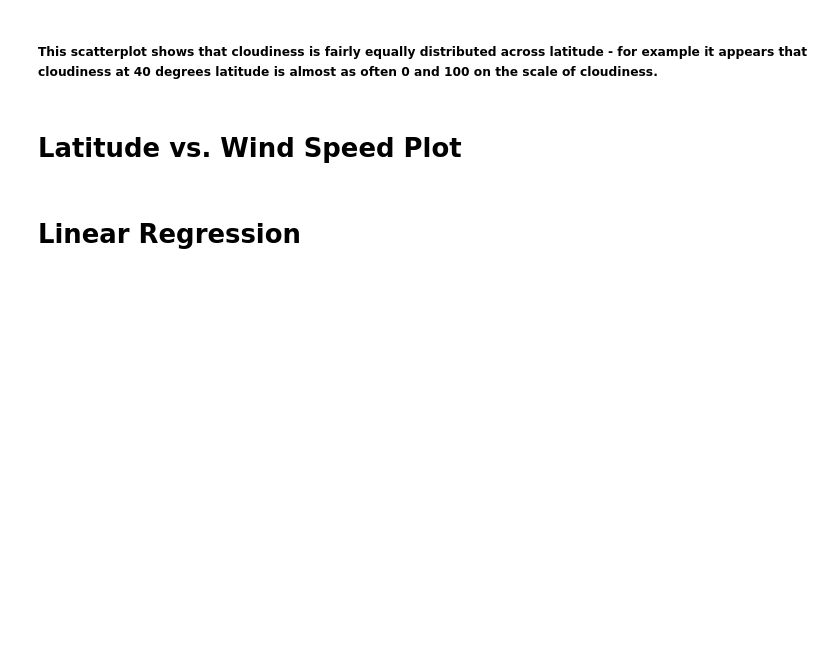
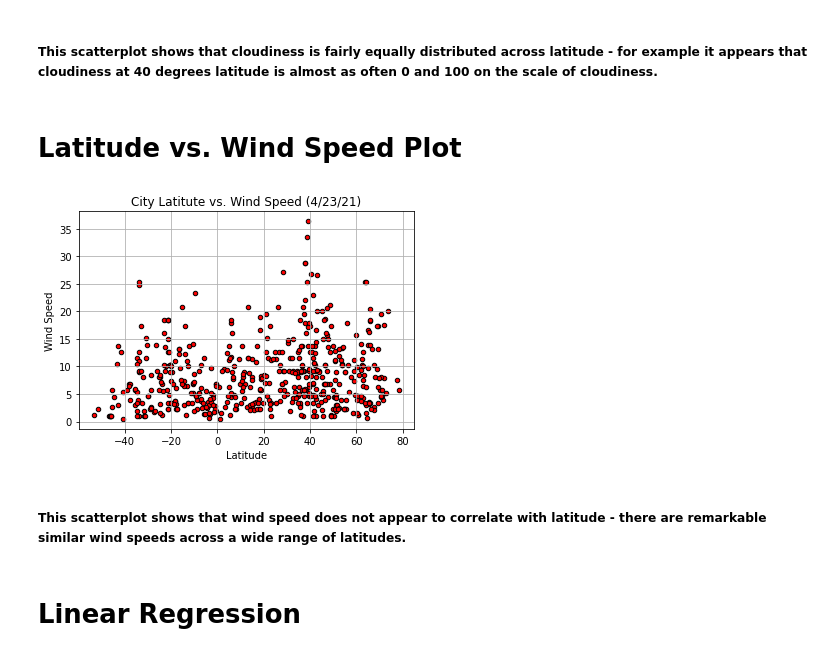
Before and after one commit to MarcLeslie/python-api-challenge, a Jupyter notebook: WeatherPy/WeatherPy.ipynb, the cells around one changed output. Drawn from its saved outputs; the diff is of its cells as text; code cells hidden in the pictures; blank space fills up the shorter version.

```diff
--- a/WeatherPy/WeatherPy.ipynb
+++ b/WeatherPy/WeatherPy.ipynb
@@ -222,2 +221,14 @@ plt.show()
+# %%
+all_df.plot(kind = "scatter", x = "Lat", y = "Wind Speed", marker="o", c="red", edgecolors="black")
+plt.title("City Latitute vs. Wind Speed (4/23/21)")
+plt.xlabel("Latitude")
+plt.ylabel("Wind Speed")
+plt.grid()
+plt.savefig("../output_data/city_lat_windspeed.png")
+plt.show()
+# %% [output]
+[figure, added]
+# %% [markdown]
+##### This scatterplot shows that wind speed does not appear to correlate with latitude - there are remarkable similar wind speeds across a wide range of latitudes.
 # %% [markdown]
 # Linear Regression
```
Also changed, not shown: parts of 8 cells of this notebook, 2 other files.
